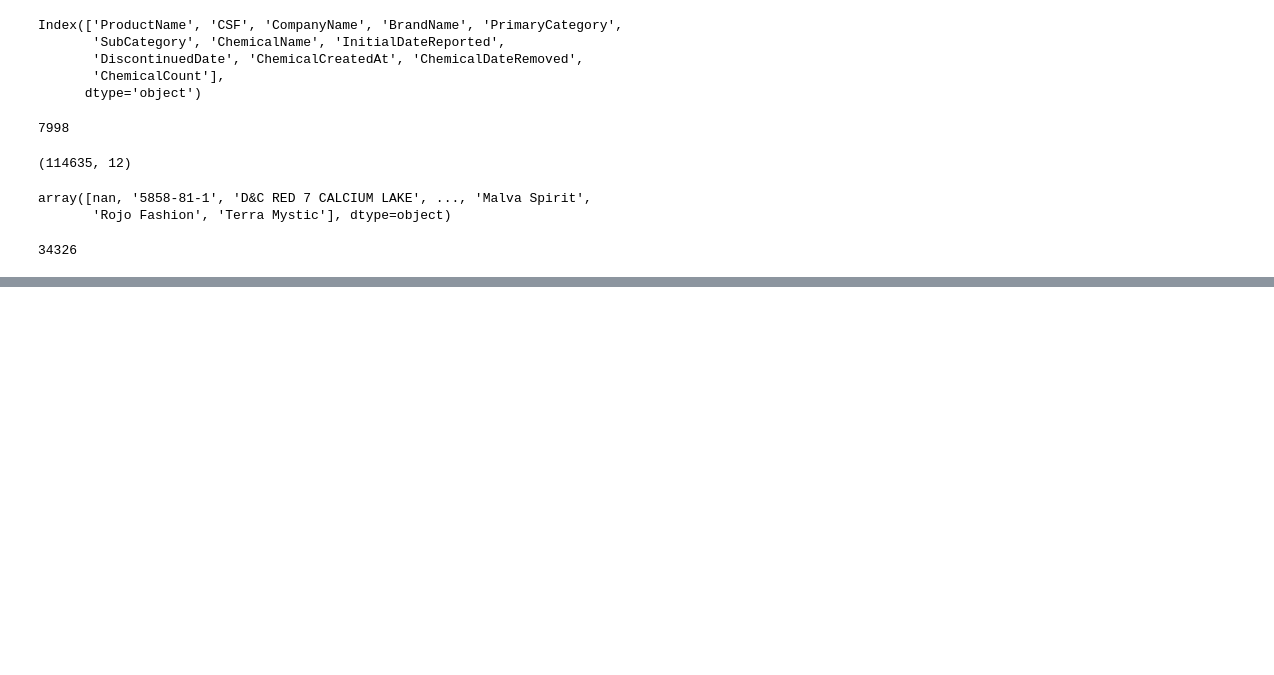
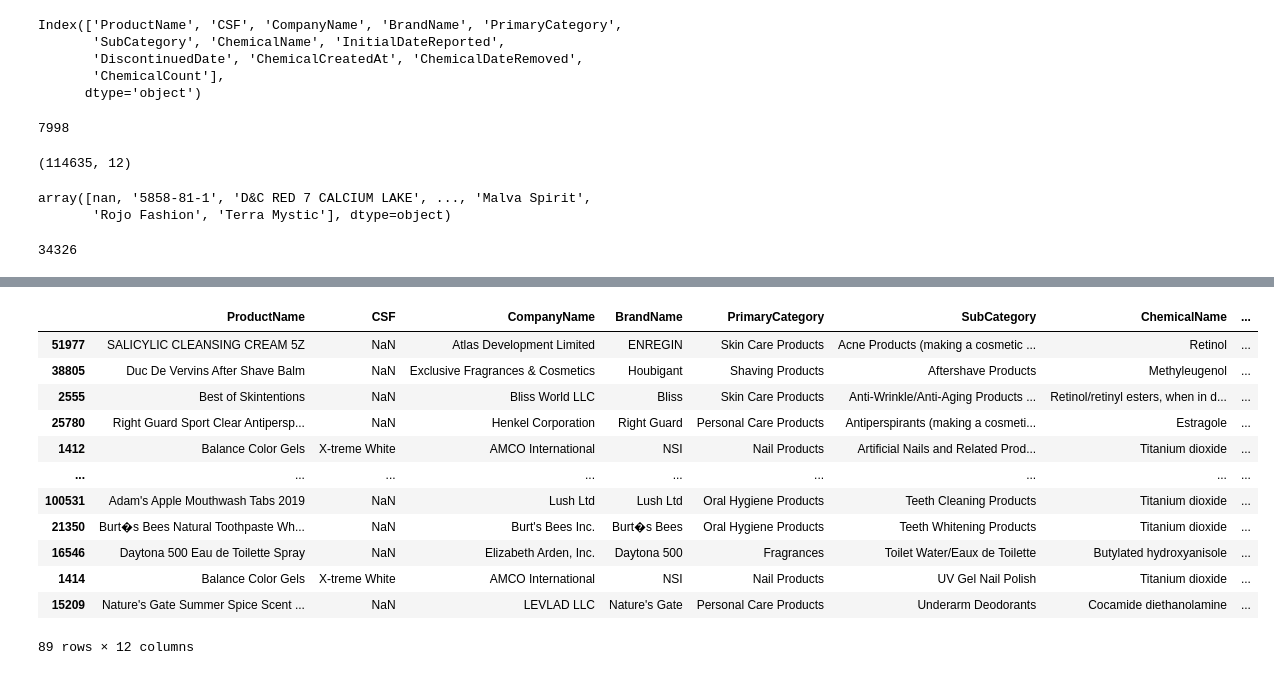
Before and after one commit to Sobia005/capstone_project, a Jupyter notebook: notebook/capstone_final_project.ipynb, the cells around one changed output, grey strips where cells are left out. Drawn from its saved outputs; the diff is of its cells as text; code cells hidden in the pictures; blank space fills up the shorter version.

```diff
--- a/notebook/capstone_final_project.ipynb
+++ b/notebook/capstone_final_project.ipynb
@@ -242,0 +325,2 @@ mkup["CSF"].nunique()
+# %%
+max_idx = mkup.groupby("SubCategory")["ChemicalCount"].idxmax()
@@ -242,0 +343,18 @@ mkup["CSF"].nunique()
+# %%
+max_idx_result = mkup.loc[max_idx]
+# %%
+max_idx_result
+# %% [output]
+|  | ProductName | CSF | CompanyName | BrandName | PrimaryCategory | SubCategory | ChemicalName | ... |
+| 51977 | SALICYLIC CLEANSING CREAM 5Z | NaN | Atlas Development Limited | ENREGIN | Skin Care Products | Acne Products (making a cosmetic ... | Retinol | ... |
+| 38805 | Duc De Vervins After Shave Balm | NaN | Exclusive Fragrances & Cosmetics | Houbigant | Shaving Products | Aftershave Products | Methyleugenol | ... |
+| 2555 | Best of Skintentions | NaN | Bliss World LLC | Bliss | Skin Care Products | Anti-Wrinkle/Anti-Aging Products ... | Retinol/retinyl esters, when in d... | ... |
+| 25780 | Right Guard Sport Clear Antipersp... | NaN | Henkel Corporation | Right Guard | Personal Care Products | Antiperspirants (making a cosmeti... | Estragole | ... |
+| 1412 | Balance Color Gels | X-treme White | AMCO International | NSI | Nail Products | Artificial Nails and Related Prod... | Titanium dioxide | ... |
+| ... | ... | ... | ... | ... | ... | ... | ... | ... |
+| 100531 | Adam's Apple Mouthwash Tabs 2019 | NaN | Lush Ltd | Lush Ltd | Oral Hygiene Products | Teeth Cleaning Products | Titanium dioxide | ... |
+| 21350 | Burt�s Bees Natural Toothpaste Wh... | NaN | Burt's Bees Inc. | Burt�s Bees | Oral Hygiene Products | Teeth Whitening Products | Titanium dioxide | ... |
+| 16546 | Daytona 500 Eau de Toilette Spray | NaN | Elizabeth Arden, Inc. | Daytona 500 | Fragrances | Toilet Water/Eaux de Toilette | Butylated hydroxyanisole | ... |
+| 1414 | Balance Color Gels | X-treme White | AMCO International | NSI | Nail Products | UV Gel Nail Polish | Titanium dioxide | ... |
+| 15209 | Nature's Gate Summer Spice Scent ... | NaN | LEVLAD LLC | Nature's Gate | Personal Care Products | Underarm Deodorants | Cocamide diethanolamine | ... |
+89 rows × 12 columns
```
Also changed, not shown: parts of 11 cells of this notebook.
